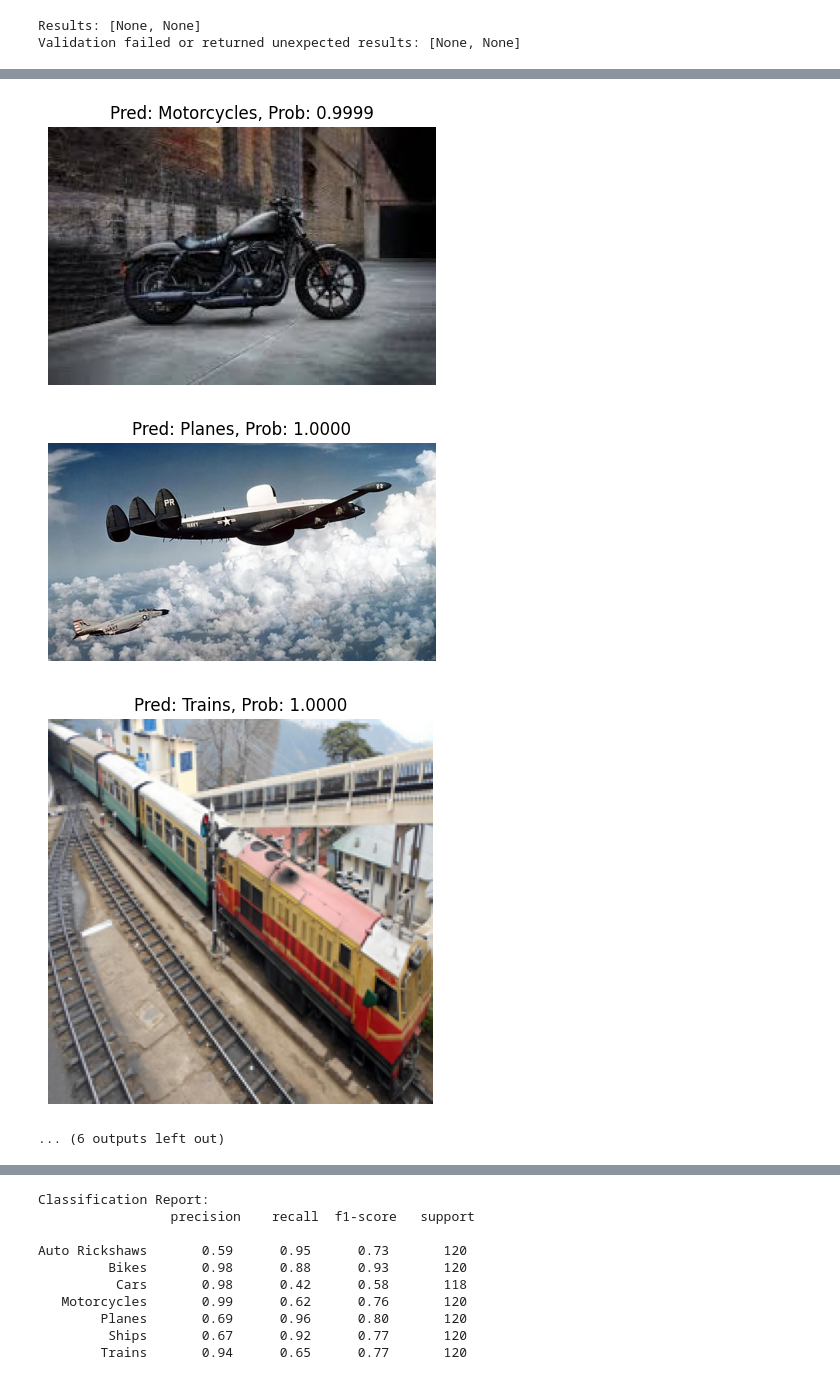
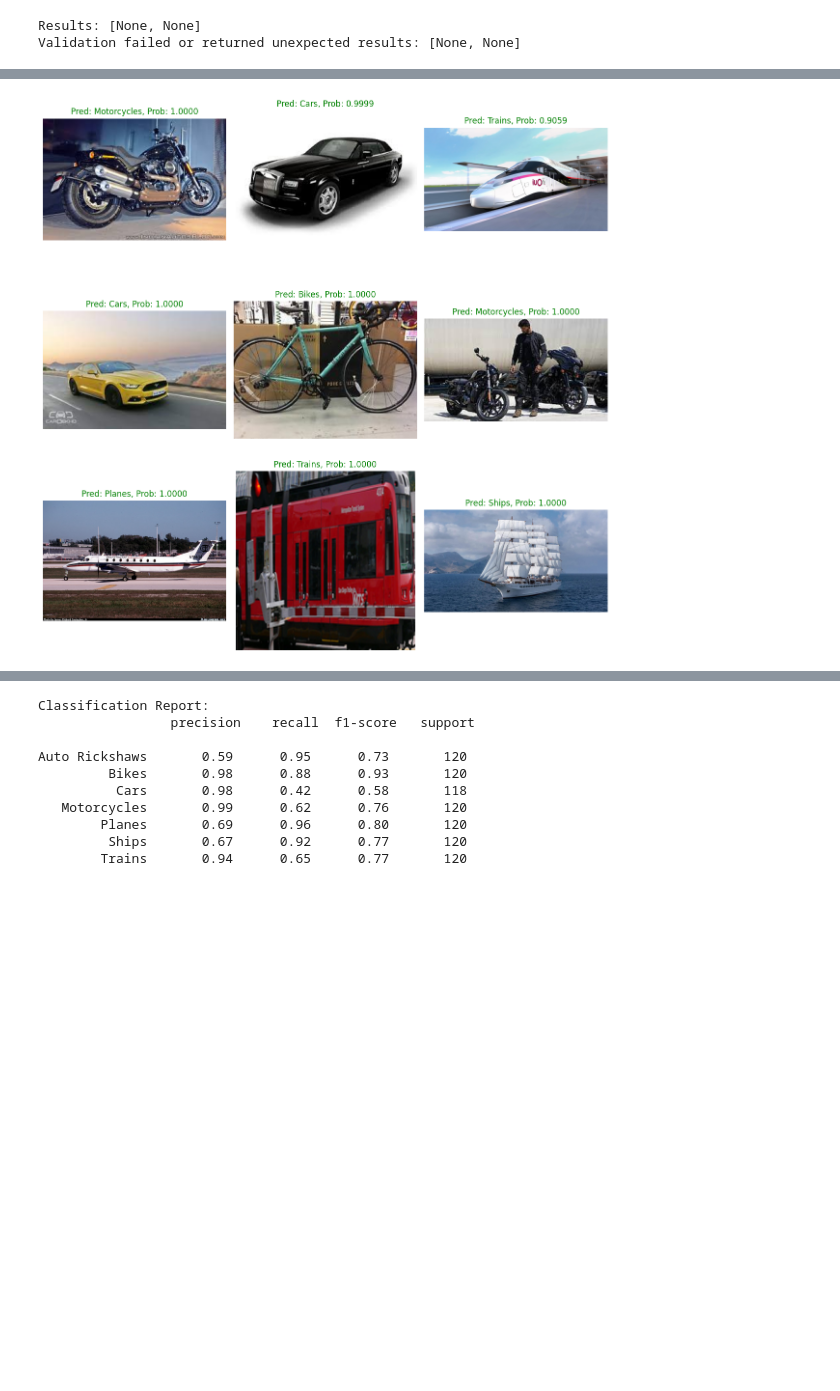
Before and after one commit to dejunga/ML-Vehicle_Image_Classification, a Jupyter notebook: Vehicle_Image_Classification.ipynb, the cells around one changed output, grey strips where cells are left out. Cells and saved outputs as stored; diff of their text form; code cells hidden in the pictures; blank space fills up the shorter version.

Commit message:
fixed the image display on fastai model

```diff
--- a/Vehicle_Image_Classification.ipynb
+++ b/Vehicle_Image_Classification.ipynb
@@ -333,39 +333,48 @@ Batch size: 1, Image shape: torch.Size([32, 3, 128, 128])
 Results: [None, None]
 Validation failed or returned unexpected results: [None, None]
 # %%
-from sklearn.metrics import classification_report, confusion_matrix
-import numpy as np
-import seaborn as sns
 import matplotlib.pyplot as plt
 import random
 from fastai.vision.all import *
+import numpy as np
 
 # Select random test images
 n_images = 9
 test_images = get_image_files(os.path.join(base_split_dir, "test"))
 random_images = random.sample(test_images, n_images)
 
-# Make predictions on the selected test images
-for img_path in random_images:
-    img = PILImage.create(img_path)  # Load the image from the path
-    pred, _, probs = learn.predict(img)
+# Create a 3x3 grid for displaying the images
+fig, axs = plt.subplots(3, 3, figsize=(12, 12))
+fig.subplots_adjust(hspace=0.5)
 
-    # Display the image with title
-    img.show(title=f'Pred: {pred}, Prob: {max(probs):.4f}')
+# Iterate over the selected images and plot them
+for i, img_path in enumerate(random_images):
+    img = PILImage.create(img_path)  # Load the image
+    pred, _, probs = learn.predict(img)  # Make prediction
+
+    # Get the corresponding row and column for the subplot
+    row, col = divmod(i, 3)
+
+    # Plot the image
+    axs[row, col].imshow(img)
+    axs[row, col].axis('off')  # Hide axes
+
+    # Set the title with prediction and probability
+    axs[row, col].set_title(f'Pred: {pred}, Prob: {max(probs):.4f}', color='green' if max(probs) > 0.5 else 'red')
+
+plt.tight_layout()
+plt.show()
 # %% [output]
 [interactive output not drawn]
 [interactive output not drawn]
 [interactive output not drawn]
 [interactive output not drawn]
 [interactive output not drawn]
 [interactive output not drawn]
 [interactive output not drawn]
 [interactive output not drawn]
 [interactive output not drawn]
-[figure, old version]
+[figure, new version]
-[figure, removed]
-[figure, removed]
-... (6 outputs left out)
 # %%
 val_dl = dls.valid  # Using validation dataloader (which has labels)
 
```
